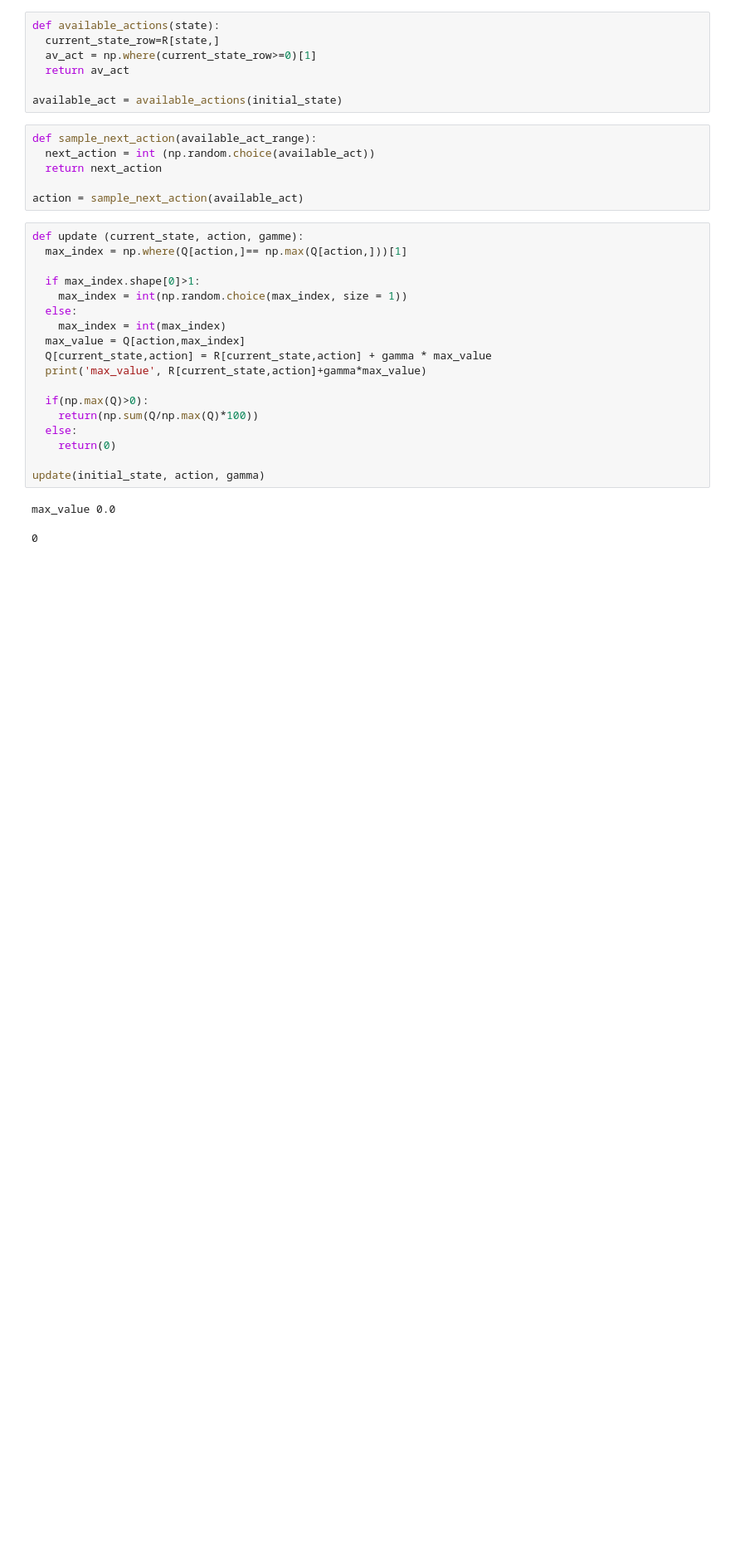
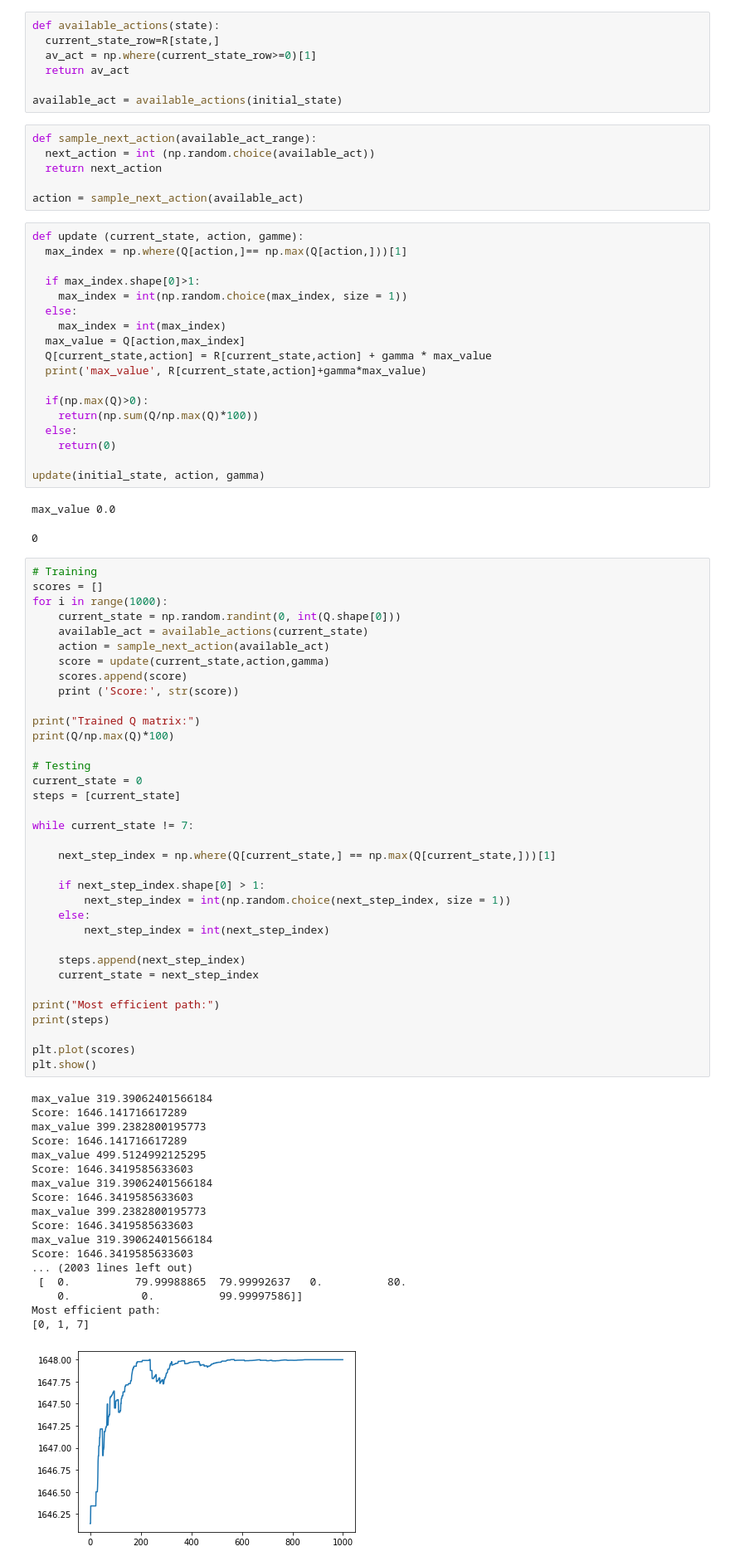
Before and after one commit to abirhazra/Reinforcement-Learning, a Jupyter notebook: networkx_Q_Learning.ipynb, the cells around one changed output. Shown: that part at 83% size. Cells and saved outputs as stored; diff of their text form; blank space fills up the shorter version.

```diff
--- a/networkx_Q_Learning.ipynb
+++ b/networkx_Q_Learning.ipynb
@@ -189,3 +189,57 @@ update(initial_state, action, gamma)
 # %% [output]
 max_value 0.0
 0
+# %%
+# Training
+scores = []
+for i in range(1000):
+    current_state = np.random.randint(0, int(Q.shape[0]))
+    available_act = available_actions(current_state)
+    action = sample_next_action(available_act)
+    score = update(current_state,action,gamma)
+    scores.append(score)
+    print ('Score:', str(score))
+
+print("Trained Q matrix:")
+print(Q/np.max(Q)*100)
+
+# Testing
+current_state = 0
+steps = [current_state]
+
+while current_state != 7:
+
+    next_step_index = np.where(Q[current_state,] == np.max(Q[current_state,]))[1]
+
+    if next_step_index.shape[0] > 1:
+        next_step_index = int(np.random.choice(next_step_index, size = 1))
+    else:
+        next_step_index = int(next_step_index)
+
+    steps.append(next_step_index)
+    current_state = next_step_index
+
+print("Most efficient path:")
+print(steps)
+
+plt.plot(scores)
+plt.show()
+# %% [output]
+max_value 319.39062401566184
+Score: 1646.141716617289
+max_value 399.2382800195773
+Score: 1646.141716617289
+max_value 499.5124992125295
+Score: 1646.3419585633603
+max_value 319.39062401566184
+Score: 1646.3419585633603
+max_value 399.2382800195773
+Score: 1646.3419585633603
+max_value 319.39062401566184
+Score: 1646.3419585633603
+... (2003 lines left out)
+ [  0.          79.99988865  79.99992637   0.          80.
+    0.           0.          99.99997586]]
+Most efficient path:
+[0, 1, 7]
+[figure, added]
```
Also changed, not shown: parts of 5 cells of this notebook.
